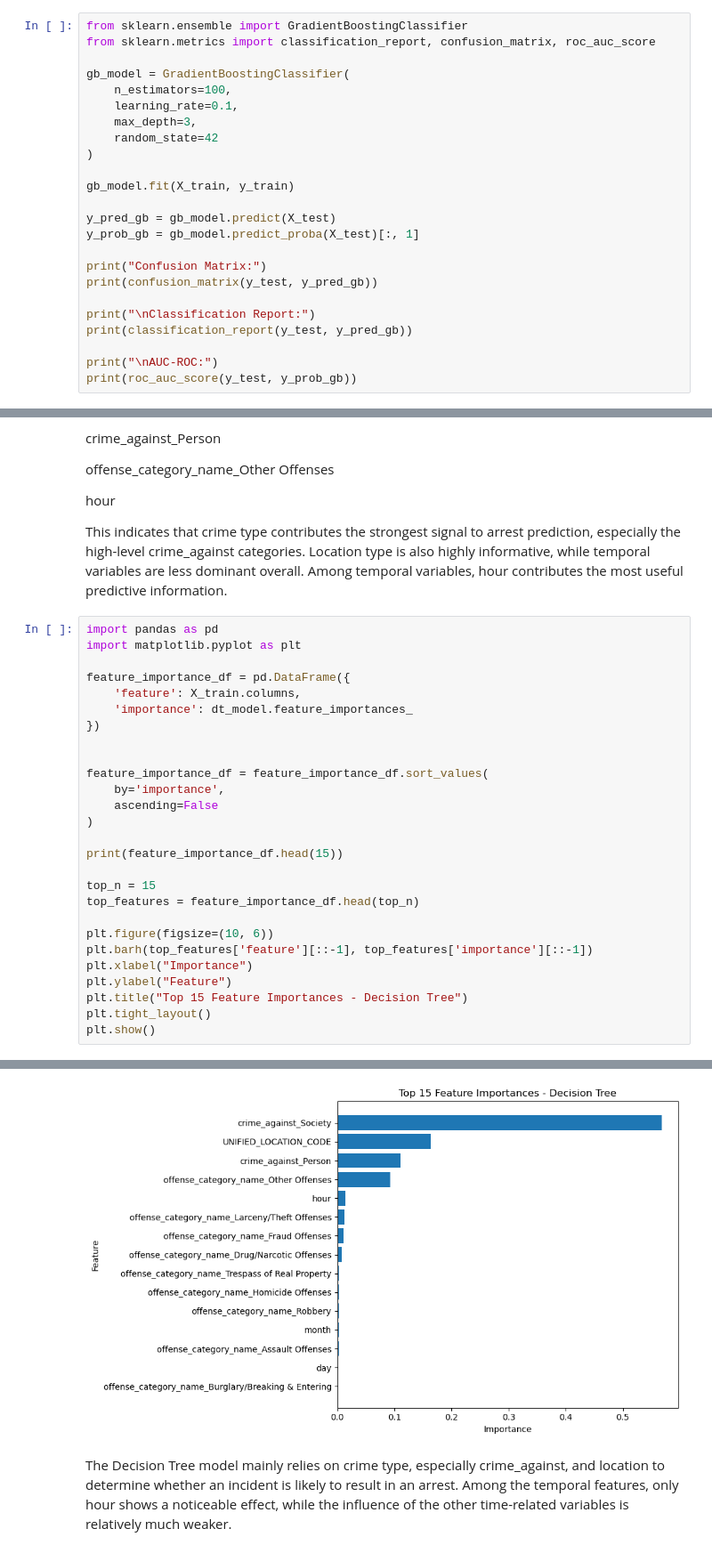
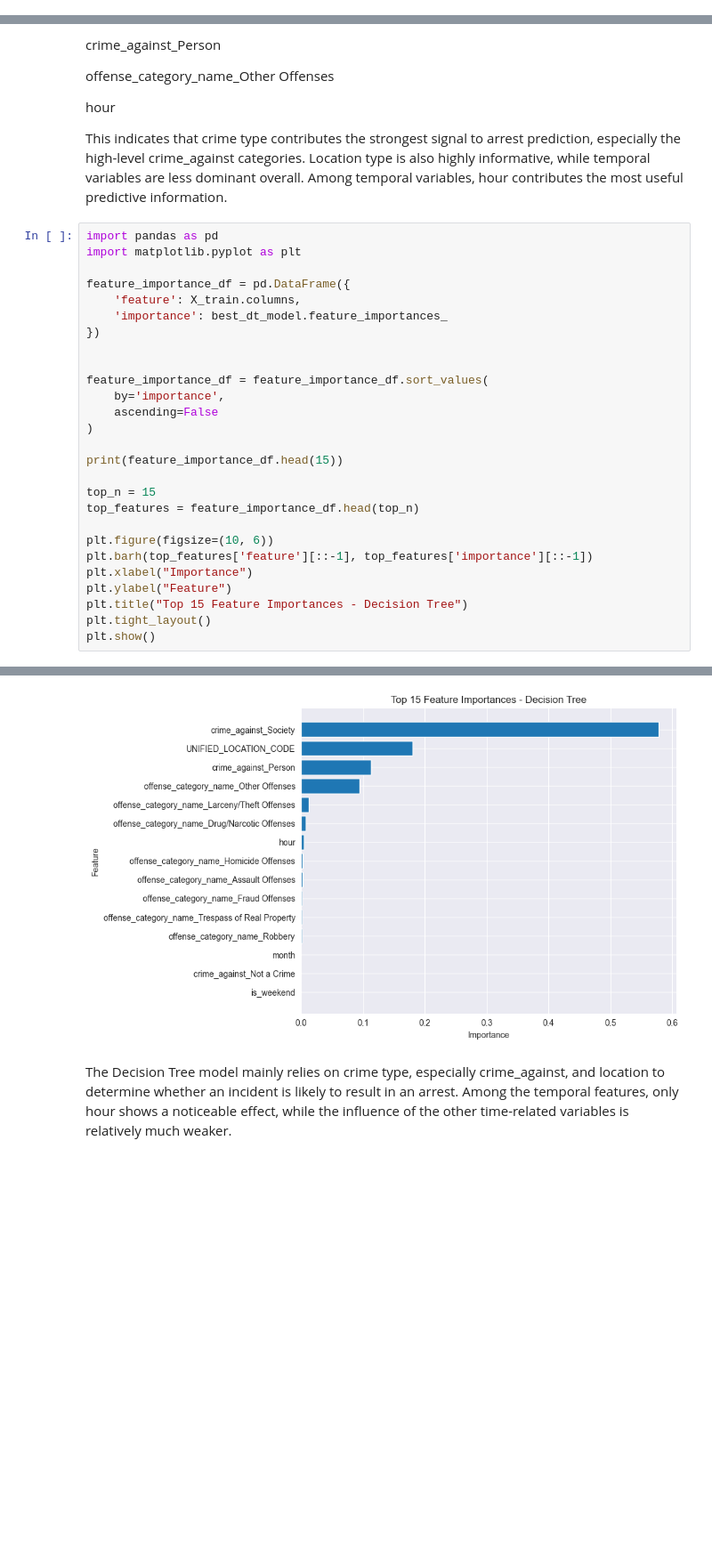
Before and after one commit to SaberAlterP/Team15_IT5006_Predicive_Policing_AY2526Sem2, a Jupyter notebook: notebooks/Milestone2.ipynb, the cells around one changed output, grey strips where cells are left out. Shown at 89% size. Saved outputs shown, nothing was run; the diff lists cells and outputs as text; blank space fills up the shorter version.

```diff
--- a/notebooks/Milestone2.ipynb
+++ b/notebooks/Milestone2.ipynb
@@ -542,24 +444,0 @@ AUC-ROC:
-# %%
-from sklearn.ensemble import GradientBoostingClassifier
-from sklearn.metrics import classification_report, confusion_matrix, roc_auc_score
-
-gb_model = GradientBoostingClassifier(
-    n_estimators=100,
-    learning_rate=0.1,
-    max_depth=3,
-    random_state=42
-)
-
-gb_model.fit(X_train, y_train)
-
-y_pred_gb = gb_model.predict(X_test)
-y_prob_gb = gb_model.predict_proba(X_test)[:, 1]
-
-print("Confusion Matrix:")
-print(confusion_matrix(y_test, y_pred_gb))
-
-print("\nClassification Report:")
-print(classification_report(y_test, y_pred_gb))
-
-print("\nAUC-ROC:")
-print(roc_auc_score(y_test, y_prob_gb))
@@ -967,7 +946,7 @@ import matplotlib.pyplot as plt
 
 feature_importance_df = pd.DataFrame({
     'feature': X_train.columns,
-    'importance': dt_model.feature_importances_
+    'importance': best_dt_model.feature_importances_
 })
 
 
@@ -1008,4 +987,4 @@ plt.show()
-[figure, old version]
+[figure, new version]
 # %% [markdown]
 The Decision Tree model mainly relies on crime type, especially crime_against, and location to determine whether an incident is likely to result in an arrest. Among the temporal features, only hour shows a noticeable effect, while the influence of the other time-related variables is relatively much weaker.
 # %% [markdown]
```
Also changed, not shown: parts of 41 cells of this notebook, 3 other files.
